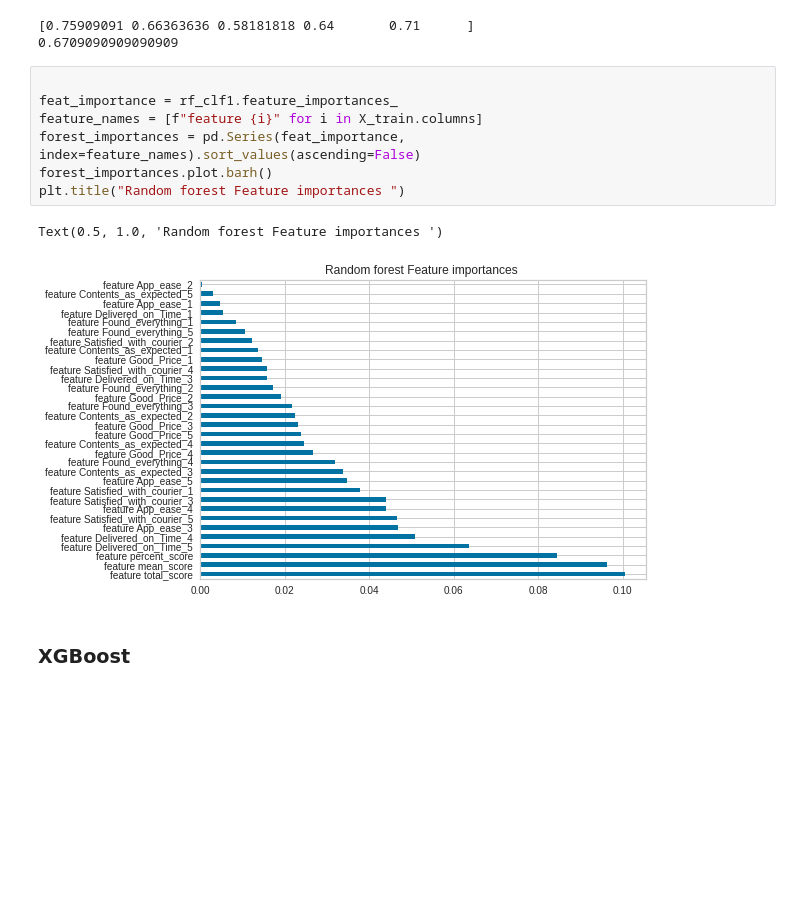
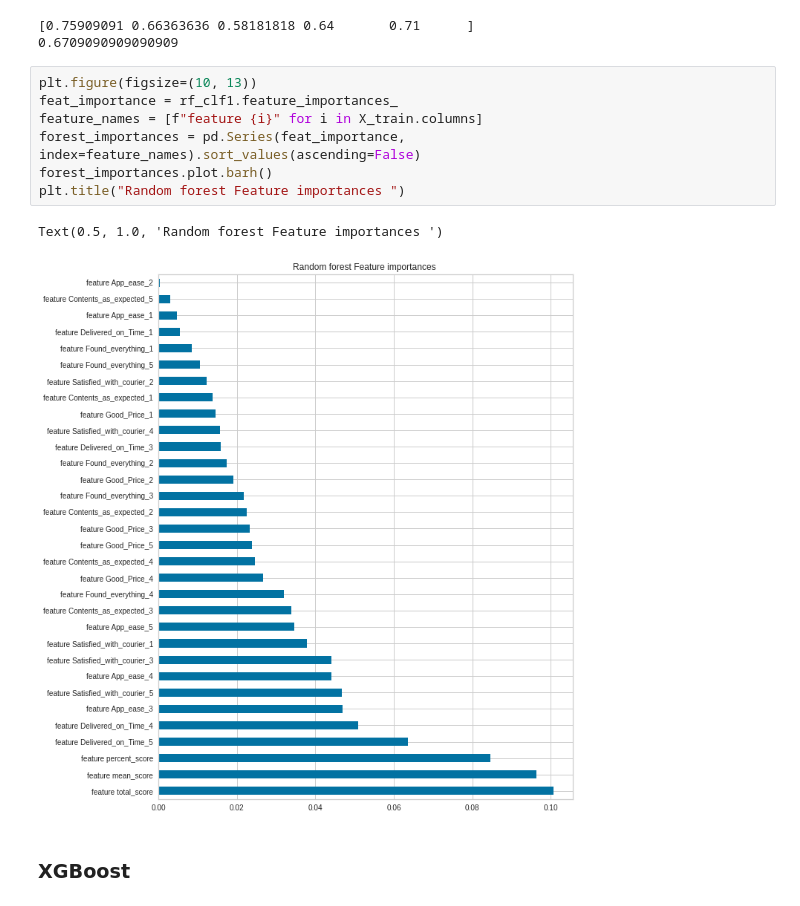
Before and after one commit to pascale25/Uv4pOPaRDHZhHnKE, a Jupyter notebook: Experiments_Happinesurvey_v2.ipynb, the cells around one changed output. Cells and saved outputs as stored; diff of their text form; blank space fills up the shorter version.

```diff
--- a/Experiments_Happinesurvey_v2.ipynb
+++ b/Experiments_Happinesurvey_v2.ipynb
@@ -978,15 +997,15 @@ print(cv_rf.mean())
 [0.75909091 0.66363636 0.58181818 0.64       0.71      ]
 0.6709090909090909
 # %%
-
+plt.figure(figsize=(10, 13))
 feat_importance = rf_clf1.feature_importances_
 feature_names = [f"feature {i}" for i in X_train.columns]
 forest_importances = pd.Series(feat_importance, index=feature_names).sort_values(ascending=False)
 forest_importances.plot.barh()
 plt.title("Random forest Feature importances ")
 # %% [output]
 Text(0.5, 1.0, 'Random forest Feature importances ')
-[figure, old version]
+[figure, new version]
 # %% [markdown]
 ### XGBoost
 # %%
```
Also changed, not shown: parts of 45 cells of this notebook.
